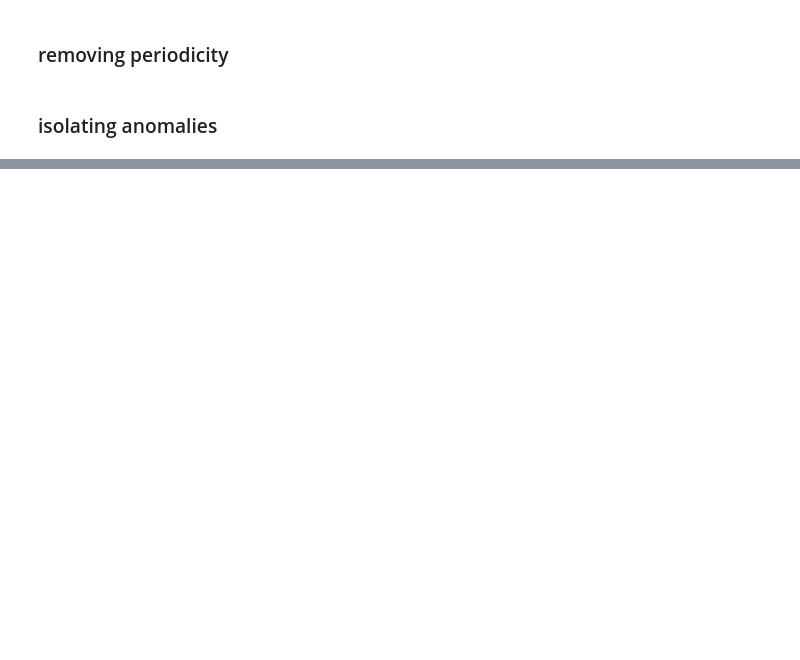
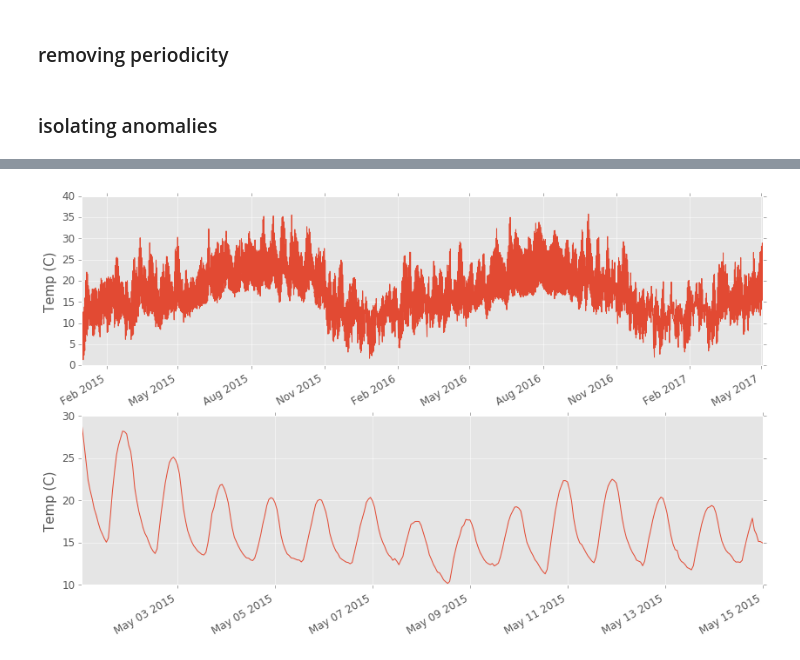
Before and after one commit to ian-wright/demand, a Jupyter notebook: series_analysis.ipynb, the cells around one changed output, grey strips where cells are left out. Saved outputs shown, nothing was run; the diff lists cells and outputs as text; code cells hidden in the pictures; blank space fills up the shorter version.

```diff
--- a/series_analysis.ipynb
+++ b/series_analysis.ipynb
@@ -437,0 +381,20 @@ ax.legend()
+# %%
+with open('./data/region_weather.pickle', 'rb') as handle:
+    regional_weather = pickle.load(handle)
+# %%
+fig, axs = plt.subplots(2)
+fig.set_size_inches(14,8)
+fig.subplots_adjust(hspace=0.3)
+axs[0].plot(regional_weather['California'])
+axs[1].plot(regional_weather['California'][2880:3216])
+
+axs[0].set_ylabel('Temp (C)', size=15)
+axs[1].set_ylabel('Temp (C)', size=15)
+axs[0].tick_params(axis='both', which='major', labelsize=12)
+axs[1].tick_params(axis='both', which='major', labelsize=12)
+
+for label in axs[0].get_xmajorticklabels() + axs[1].get_xmajorticklabels():
+    label.set_rotation(30)
+    label.set_horizontalalignment("right")
+# %% [output]
+[figure, added]
```
Also changed, not shown: parts of 14 cells of this notebook, 4 other files.
